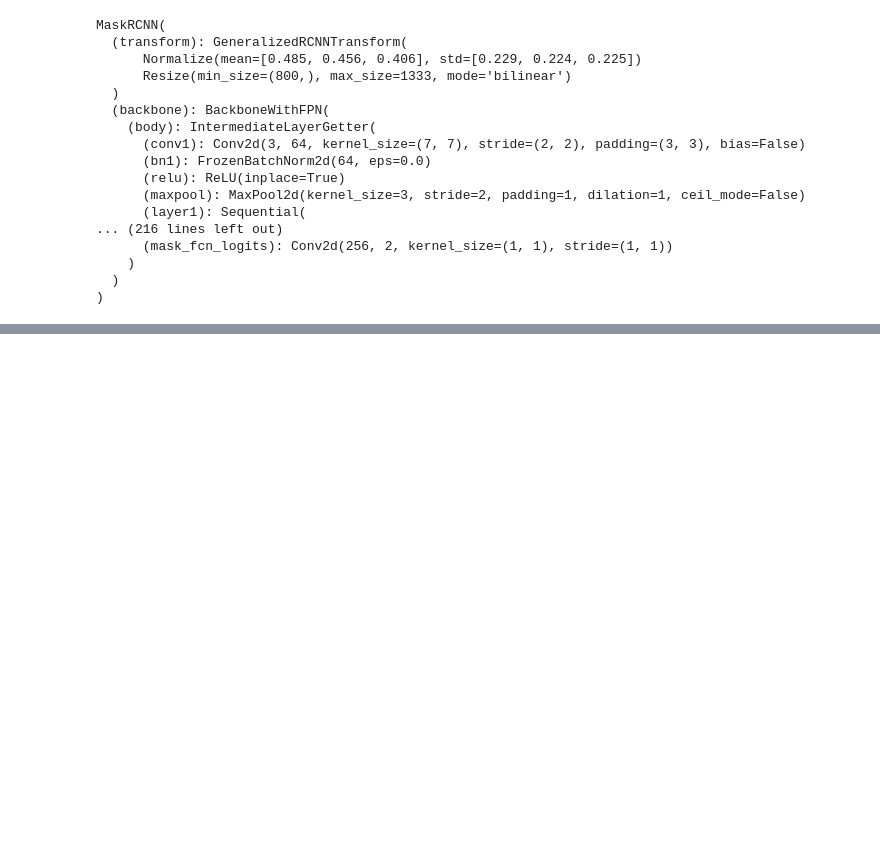
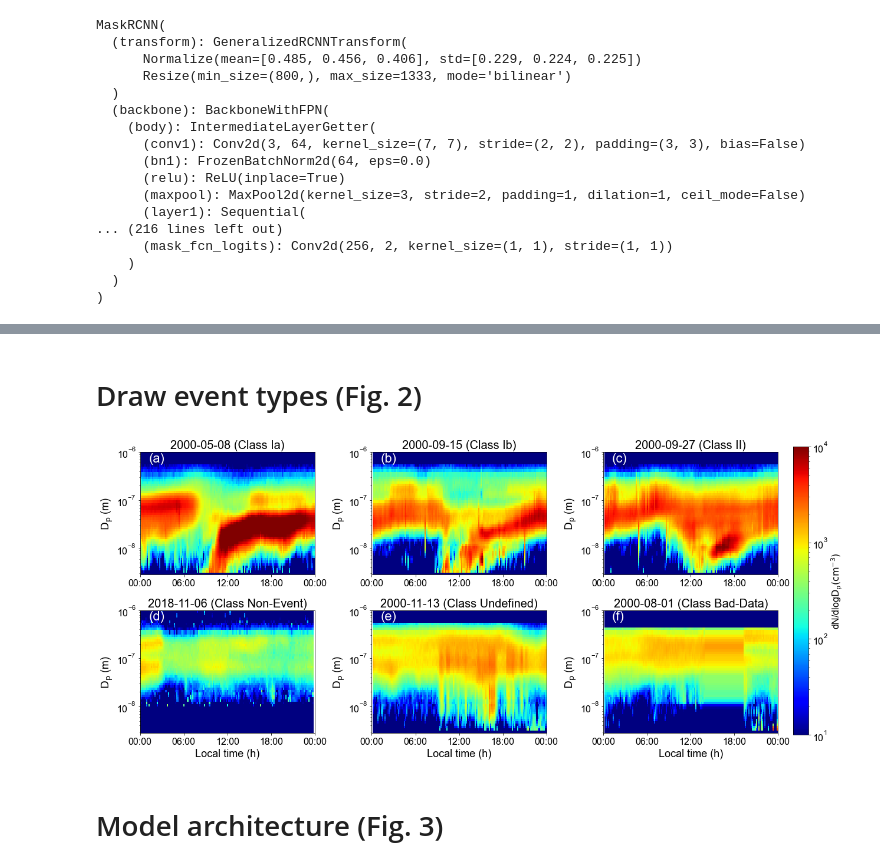
Before and after one commit to cvvsu/maskNPF, a Jupyter notebook: demo.ipynb, the cells around one changed output, grey strips where cells are left out. Cells and saved outputs as stored; diff of their text form; code cells hidden in the pictures; blank space fills up the shorter version.

```diff
--- a/demo.ipynb
+++ b/demo.ipynb
@@ -322,0 +131,22 @@ _ = vis_GR(df[name], name, 0, 1e4)
+# %% [markdown]
+# Draw event types (Fig. 2)
+# %%
+plt.rcParams.update({'font.size': 16})
+
+savefp = 'figures'
+mkdirs(savefp)
+savename = 'NPF-event_types'
+df = pd.read_csv('datasets/hyytiala/hyytiala_events.csv',
+                 parse_dates=[0], index_col=0)
+names = ['2000-05-08', '2000-09-15', '2000-09-27',
+         '2018-11-06', '2000-11-13', '2000-08-01']
+indexes = ['(Class Ia)', '(Class Ib)', '(Class II)',
+           '(Class Non-Event)', '(Class Undefined)', '(Class Bad-Data)']
+texts = np.array(
+    [letter for letter in string.ascii_lowercase[:6]]).reshape(2, 3)
+draw_subplots(df, names, nrows=2, ncols=3, use_title=True, indexes=indexes,
+              savefp=savefp, savename=savename, texts=texts, ftsize=16)
+# %% [output]
+[figure, added]
+# %% [markdown]
+# Model architecture (Fig. 3)
```
Also changed, not shown: parts of 49 cells of this notebook.
